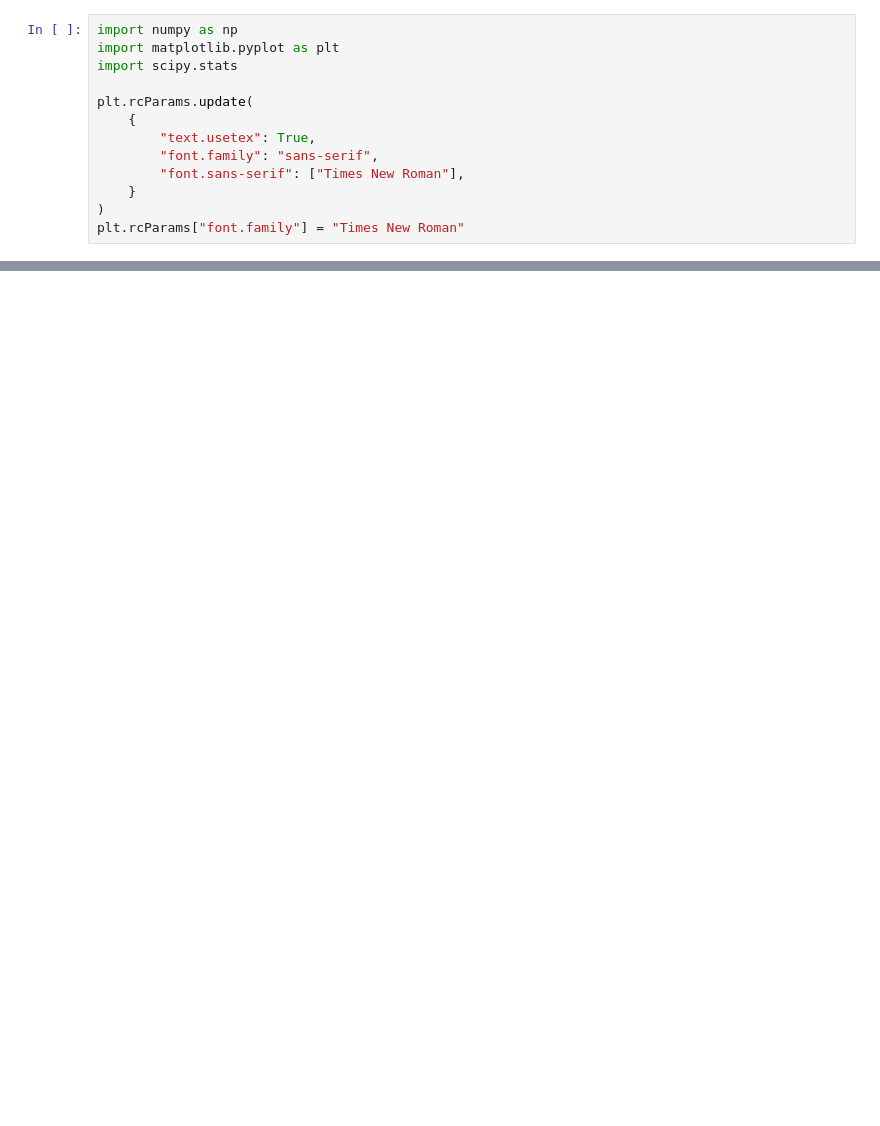
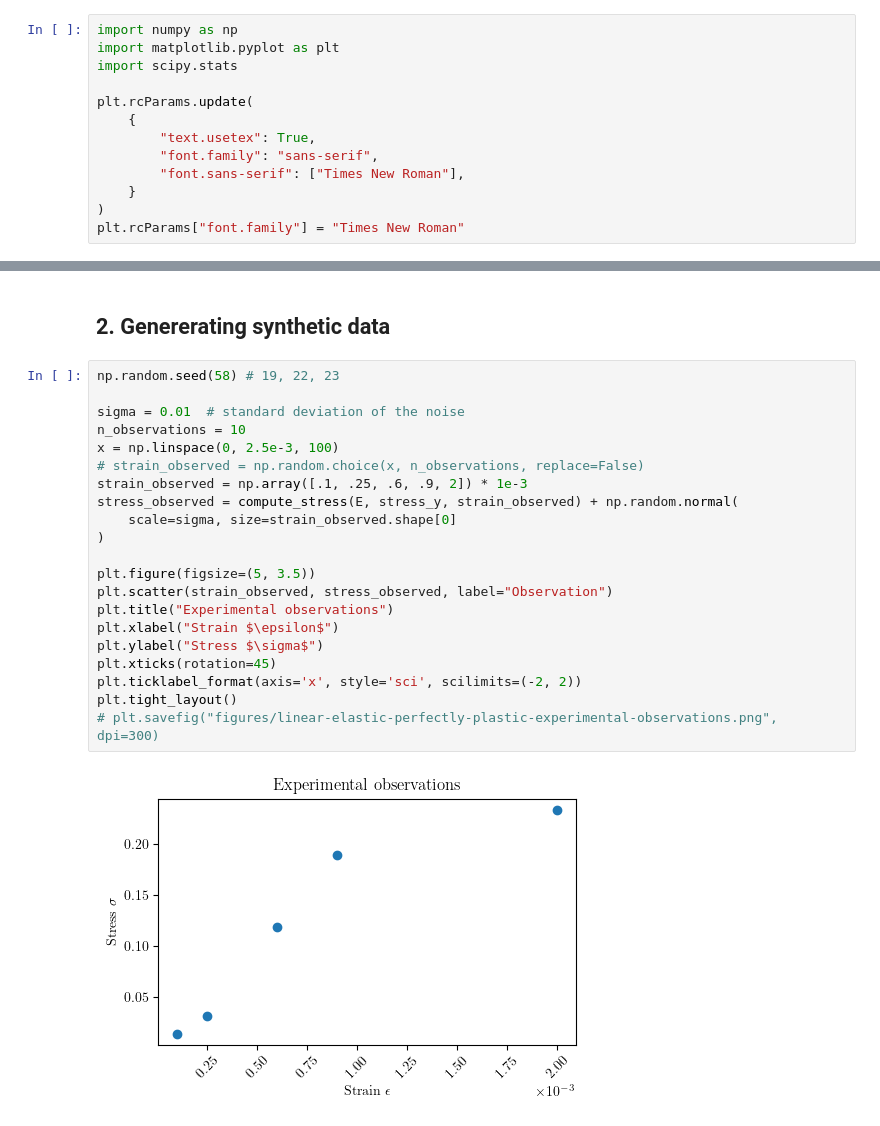
Before and after one commit to mark-hobbs/articles, a Jupyter notebook: model-calibration/model-calibration-toy.ipynb, the cells around one changed output, grey strips where cells are left out. Saved outputs shown, nothing was run; the diff lists cells and outputs as text; blank space fills up the shorter version.

```diff
--- a/model-calibration/model-calibration-toy.ipynb
+++ b/model-calibration/model-calibration-toy.ipynb
@@ -114,0 +138,25 @@ plt.tight_layout()
+# %% [markdown]
+## 2. Genererating synthetic data
+# %%
+np.random.seed(58) # 19, 22, 23
+
+sigma = 0.01  # standard deviation of the noise
+n_observations = 10
+x = np.linspace(0, 2.5e-3, 100)
+# strain_observed = np.random.choice(x, n_observations, replace=False)
+strain_observed = np.array([.1, .25, .6, .9, 2]) * 1e-3
+stress_observed = compute_stress(E, stress_y, strain_observed) + np.random.normal(
+    scale=sigma, size=strain_observed.shape[0]
+)
+
+plt.figure(figsize=(5, 3.5))
+plt.scatter(strain_observed, stress_observed, label="Observation")
+plt.title("Experimental observations")
+plt.xlabel("Strain $\epsilon$")
+plt.ylabel("Stress $\sigma$")
+plt.xticks(rotation=45)
+plt.ticklabel_format(axis='x', style='sci', scilimits=(-2, 2))
+plt.tight_layout()
+# plt.savefig("figures/linear-elastic-perfectly-plastic-experimental-observations.png", dpi=300)
+# %% [output]
+[figure, added]
```
Also changed, not shown: parts of 48 cells of this notebook.
